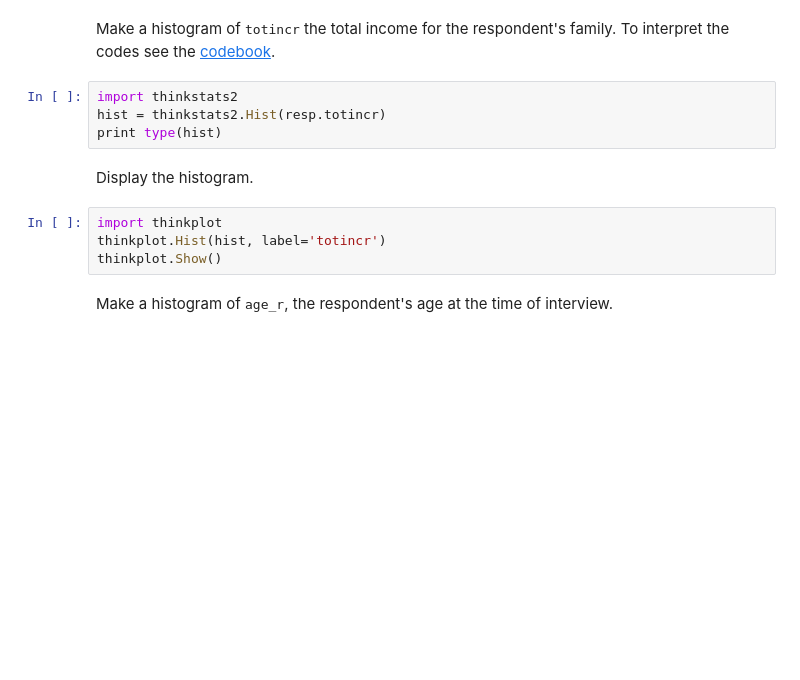
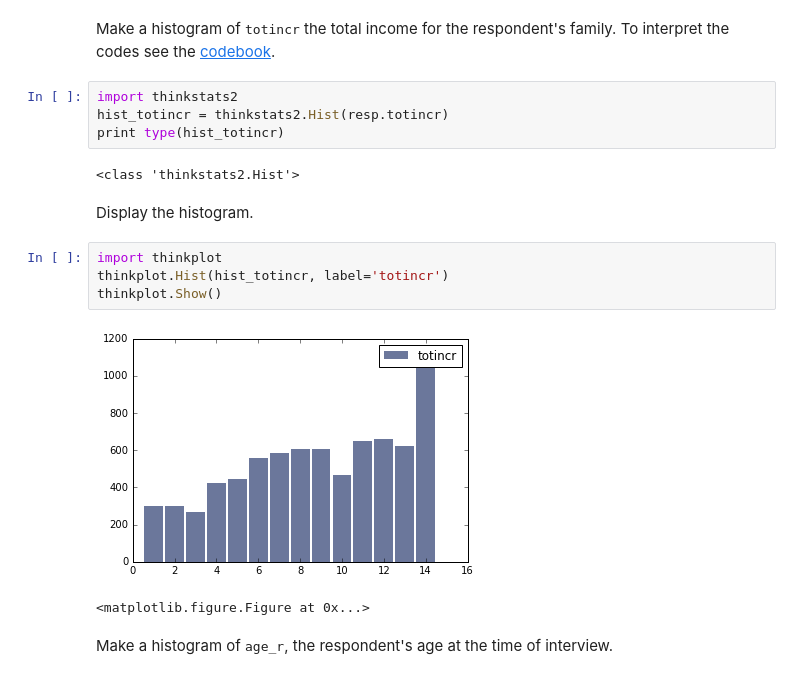
Before and after one commit to CaseyAlvarado/DataScience16, a Jupyter notebook: ThinkStats2/chap02ex.ipynb, the cells around one changed output. Saved outputs shown, nothing was run; the diff lists cells and outputs as text; blank space fills up the shorter version.

```diff
--- a/ThinkStats2/chap02ex.ipynb
+++ b/ThinkStats2/chap02ex.ipynb
@@ -15,14 +42,19 @@ ImportError: No module named chap01soln
 Make a histogram of <tt>totincr</tt> the total income for the respondent's family.  To interpret the codes see the [codebook](http://www.icpsr.umich.edu/nsfg6/Controller?displayPage=labelDetails&fileCode=MALE&section=R&subSec=7958&srtLabel=609776).
 # %%
 import thinkstats2
-hist = thinkstats2.Hist(resp.totincr)
-print type(hist)
+hist_totincr = thinkstats2.Hist(resp.totincr)
+print type(hist_totincr)
+# %% [output]
+<class 'thinkstats2.Hist'>
 # %% [markdown]
 Display the histogram.
 # %%
 import thinkplot
-thinkplot.Hist(hist, label='totincr')
+thinkplot.Hist(hist_totincr, label='totincr')
 thinkplot.Show()
+# %% [output]
+[figure, added]
+<matplotlib.figure.Figure at 0x...>
 # %% [markdown]
 Make a histogram of <tt>age_r</tt>, the respondent's age at the time of interview.
 # %%
```
Also changed, not shown: parts of 23 cells of this notebook, 1 other file.
